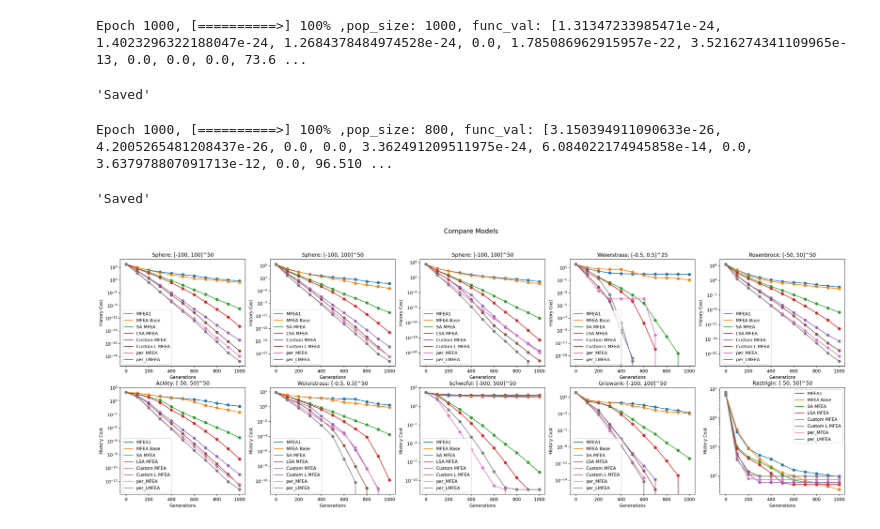
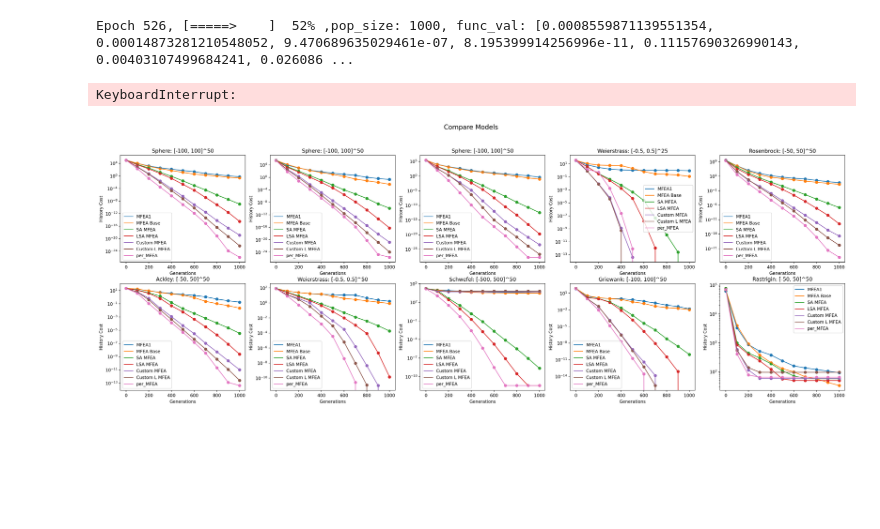
Before and after one commit to KienLe-HUST/EC_MSO, a Jupyter notebook: per_MFEA.ipynb, the cells around one changed output. Saved outputs shown, nothing was run; the diff lists cells and outputs as text; code cells hidden in the pictures; blank space fills up the shorter version.

Commit message:
early stop tasks

```diff
--- a/per_MFEA.ipynb
+++ b/per_MFEA.ipynb
@@ -245,32 +264,18 @@ per_model = per_MFEA()
 per_model.compile(
     cross_over= SBX_CrossOver(nc = 2),
     mutation= NoMutation(),
+    # mutation= Polynomial_Mutation(nm = 5),
     selection= ElitismSelection()
 )
 
 sol, his = per_model.fit(tasks = cec17_10tasks_fixed, num_epochs= 1000, num_inds_each_task= 100, nb_inds_min= 100, lr = .01,
+                nb_epochs_stop = 10,
                 evaluate_initial_skillFactor= True)
 
 saveModel(per_model, "./RESULTS/cec17fixed_per_MFEA.mso")
 # %% [output]
-Epoch 1000, [==========>] 100% ,pop_size: 1000, func_val: [1.31347233985471e-24, 1.4023296322188047e-24, 1.2684378484974528e-24, 0.0, 1.785086962915957e-22, 3.5216274341109965e-13, 0.0, 0.0, 0.0, 73.6 ...
+Epoch 526, [=====>    ]  52% ,pop_size: 1000, func_val: [0.0008559871139551354, 0.00014873281210548052, 9.470689635029461e-07, 8.195399914256996e-11, 0.11157690326990143, 0.00403107499684241, 0.026086 ...
-'Saved'
+KeyboardInterrupt:
-# %%
-per_Lmodel = per_MFEA()
-
-per_Lmodel.compile(
-    cross_over= SBX_CrossOver(nc = 2),
-    mutation= NoMutation(),
-    selection= ElitismSelection()
-)
-
-sol, his = per_Lmodel.fit(tasks = cec17_10tasks_fixed, num_epochs= 1000, num_inds_each_task= 100, nb_inds_min= 80, lr = .01,
-                evaluate_initial_skillFactor= True)
-
-saveModel(per_Lmodel, "./RESULTS/cec17fixed_per_LMFEA.mso")
-# %% [output]
-Epoch 1000, [==========>] 100% ,pop_size: 800, func_val: [3.150394911090633e-26, 4.2005265481208437e-26, 0.0, 0.0, 3.362491209511975e-24, 6.084022174945858e-14, 0.0, 3.637978807091713e-12, 0.0, 96.510 ...
-'Saved'
 # %%
 model1 = loadModel("./RESULTS/cec17fixed_mfea1.mso")
 
@@ -290,15 +295,15 @@ per_Lmodel:per_MFEA = loadModel("./RESULTS/cec17fixed_per_LMFEA.mso")
 # %%
 compareModel(
-    models= [model1, base_model, sa_model, lsa_model, cus_model, cus_Lmodel, per_model, per_Lmodel],
-    label_legend=  ["MFEA1", "MFEA Base", "SA MFEA", "LSA MFEA", "Custom MFEA", "Custom L MFEA", "per_MFEA", "per_LMFEA"],
+    models= [model1, base_model, sa_model, lsa_model, cus_model, cus_Lmodel, per_model],
+    label_legend=  ["MFEA1", "MFEA Base", "SA MFEA", "LSA MFEA", "Custom MFEA", "Custom L MFEA", "per_MFEA"],
     tasks= cec17_10tasks_fixed,
     shape= (2, 5),
     step= 100,
     yscale= 'log'
 )
 print()
 # %% [output]
-[figure, old version]
+[figure, new version]
 # %%
 per_model.render_rmp(step = 10, get_host= False)
 print()
```
Also changed, not shown: parts of 4 cells of this notebook, 2 other files.
